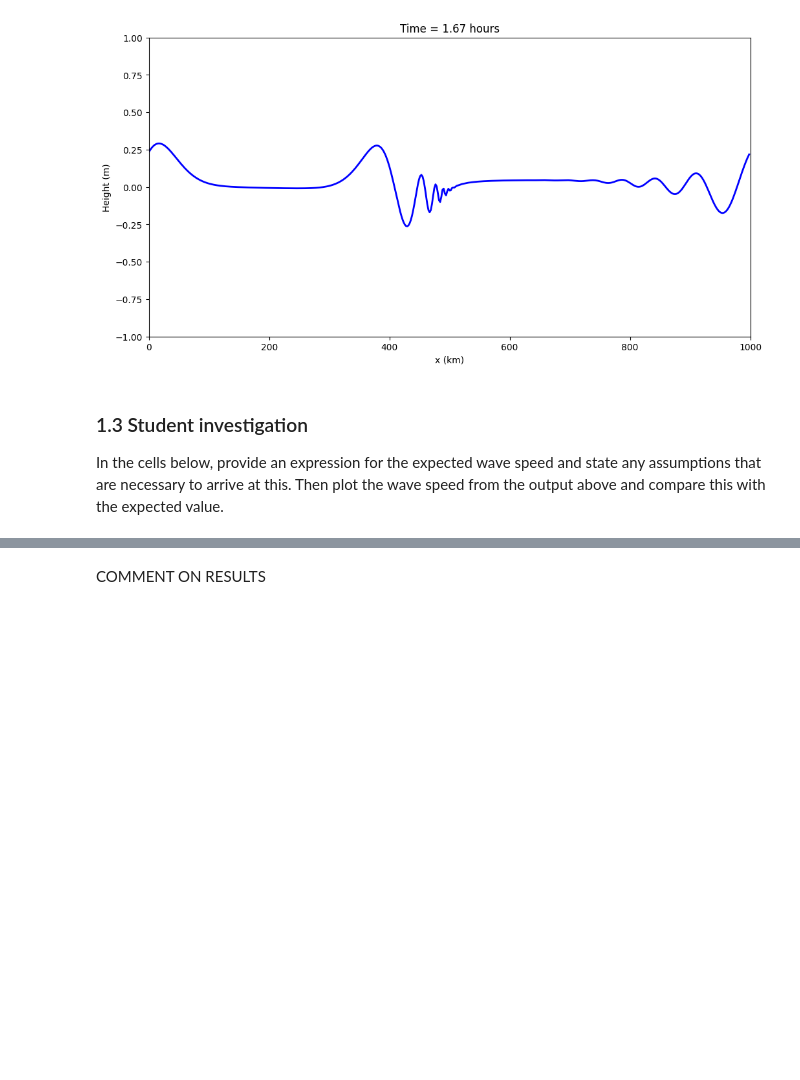
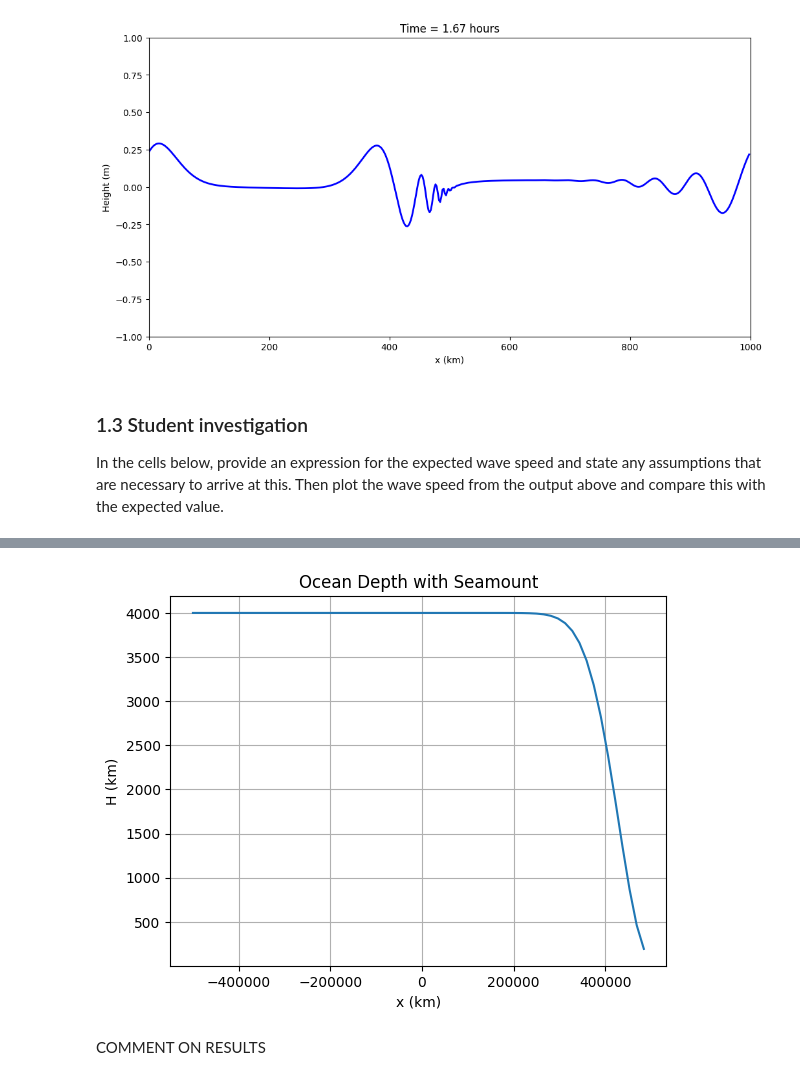
Before and after one commit to Zero-Rae/QCES123, a Jupyter notebook: project3_tsunami.ipynb, the cells around one changed output, grey strips where cells are left out. Drawn from its saved outputs; the diff is of its cells as text; code cells hidden in the pictures; blank space fills up the shorter version.

```diff
--- a/project3_tsunami.ipynb
+++ b/project3_tsunami.ipynb
@@ -338,3 +350,18 @@ which gives $c = \sqrt{g \cdot (H_0 - h_b)}.$
+# %%
+# CREATE FIGURES HERE
+
+H = H0 - (H0 - H_min) * np.exp(-((x - x2)**2) / w2**2)
+H_min = 100
+c = np.sqrt(g * H)
+x2 = 500 * kilometer # Center of the seamount
+w2 = 100 * kilometer # Width of the seamount
+plt.plot(x, H)
+plt.xlabel('x (km)')
+plt.ylabel('H (km)')
+plt.title('Ocean Depth with Seamount')
+plt.grid(True)
+# %% [output]
+[figure, added]
 # %% [markdown]
 COMMENT ON RESULTS
 # %% [markdown]
```
Also changed, not shown: parts of 4 cells of this notebook.
